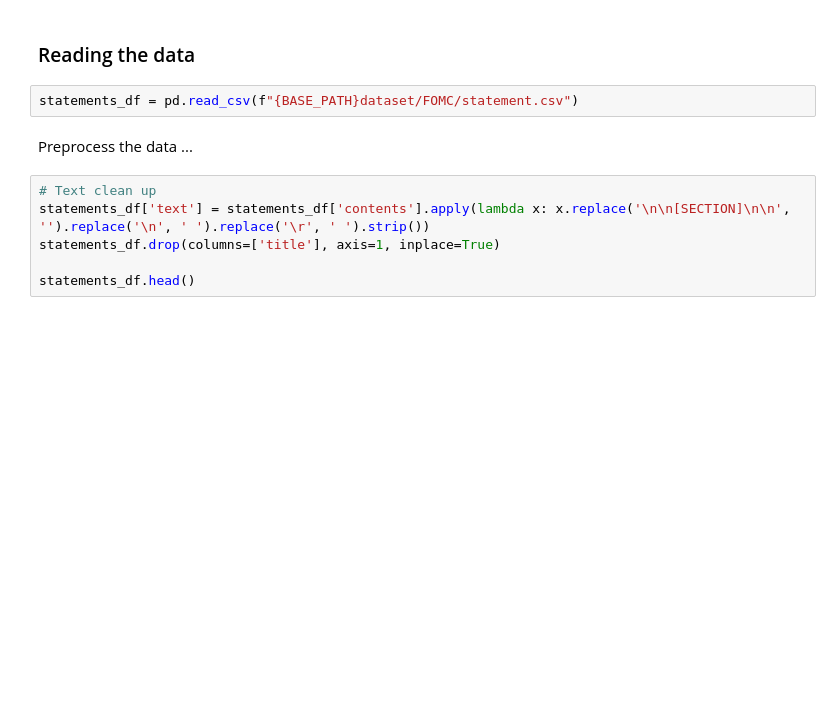
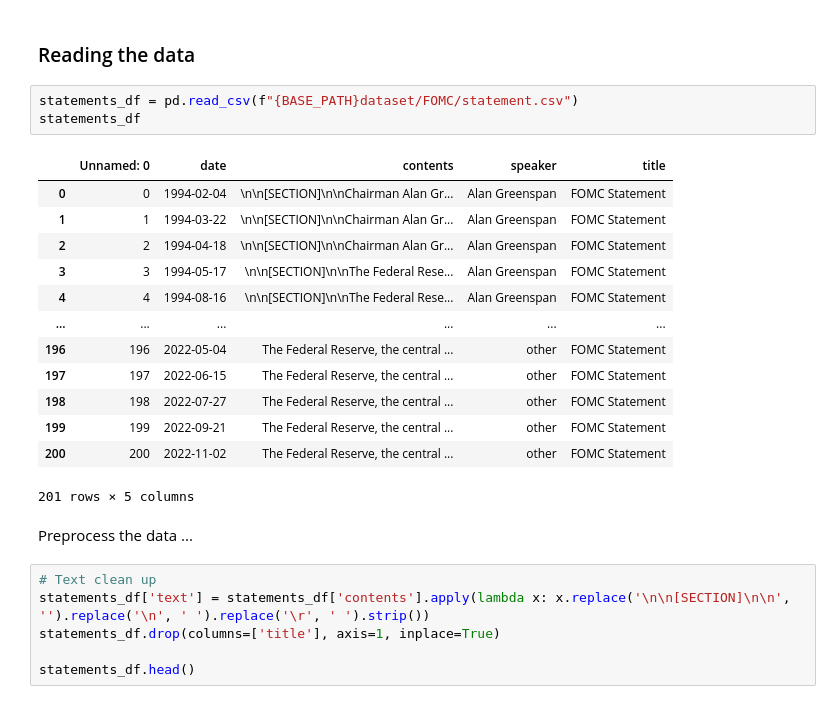
Before and after one commit to felixpoirier1/PolyFinances, a Jupyter notebook: example.ipynb, the cells around one changed output. Cells and saved outputs as stored; diff of their text form; blank space fills up the shorter version.

```diff
--- a/example.ipynb
+++ b/example.ipynb
@@ -23,6 +27,21 @@ BASE_PATH = "data/"
 ### Reading the data
 # %%
 statements_df = pd.read_csv(f"{BASE_PATH}dataset/FOMC/statement.csv")
+statements_df
+# %% [output]
+|  | Unnamed: 0 | date | contents | speaker | title |
+| 0 | 0 | 1994-02-04 | \n\n[SECTION]\n\nChairman Alan Gr... | Alan Greenspan | FOMC Statement |
+| 1 | 1 | 1994-03-22 | \n\n[SECTION]\n\nChairman Alan Gr... | Alan Greenspan | FOMC Statement |
+| 2 | 2 | 1994-04-18 | \n\n[SECTION]\n\nChairman Alan Gr... | Alan Greenspan | FOMC Statement |
+| 3 | 3 | 1994-05-17 | \n\n[SECTION]\n\nThe Federal Rese... | Alan Greenspan | FOMC Statement |
+| 4 | 4 | 1994-08-16 | \n\n[SECTION]\n\nThe Federal Rese... | Alan Greenspan | FOMC Statement |
+| ... | ... | ... | ... | ... | ... |
+| 196 | 196 | 2022-05-04 | The Federal Reserve, the central ... | other | FOMC Statement |
+| 197 | 197 | 2022-06-15 | The Federal Reserve, the central ... | other | FOMC Statement |
+| 198 | 198 | 2022-07-27 | The Federal Reserve, the central ... | other | FOMC Statement |
+| 199 | 199 | 2022-09-21 | The Federal Reserve, the central ... | other | FOMC Statement |
+| 200 | 200 | 2022-11-02 | The Federal Reserve, the central ... | other | FOMC Statement |
+201 rows × 5 columns
 # %% [markdown]
 Preprocess the data ...
 # %%
```
Also changed, not shown: parts of 2 cells of this notebook, 11 other files.
